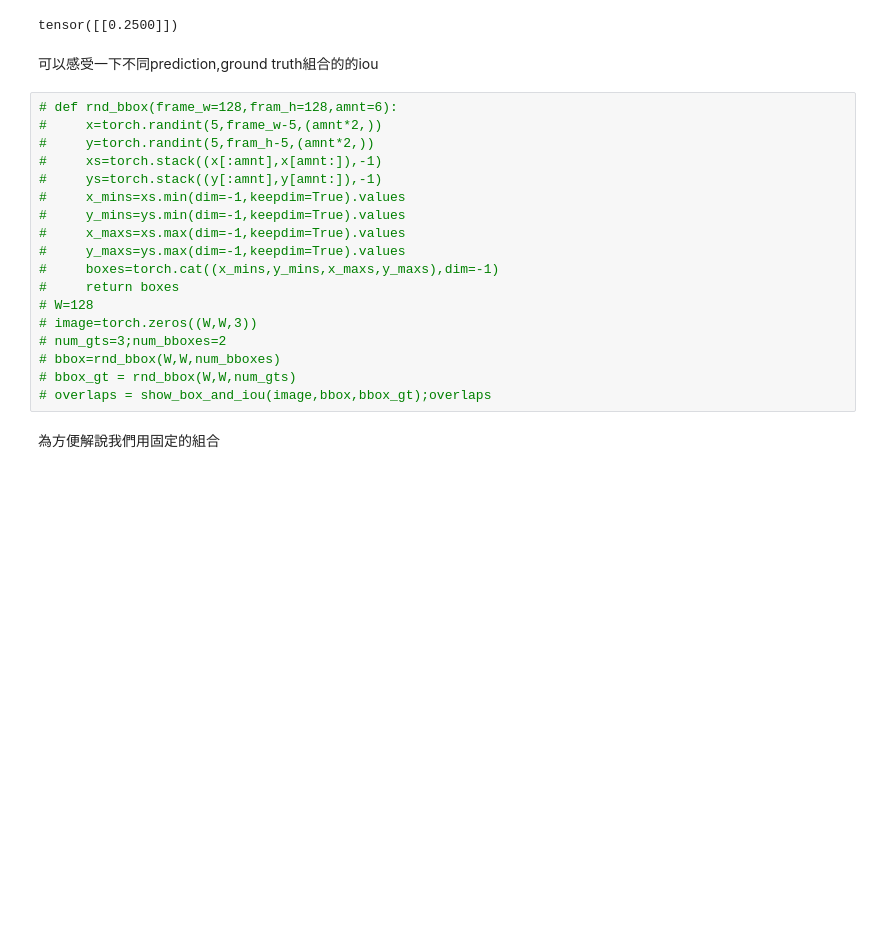
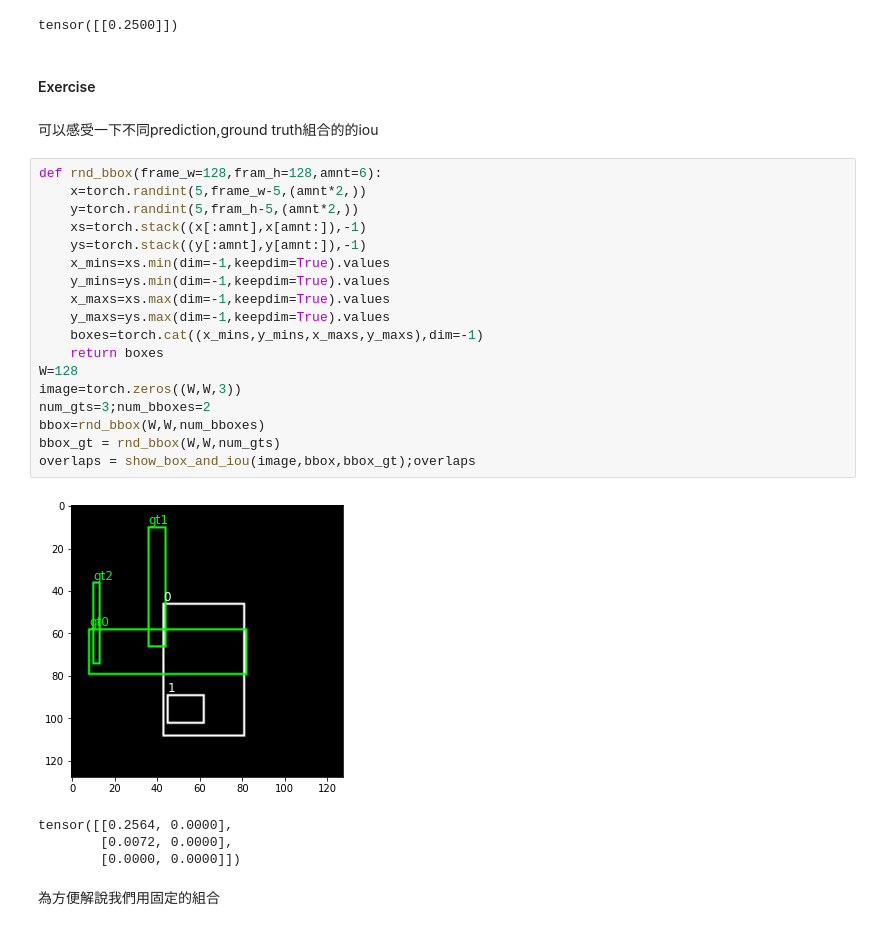
Before and after one commit to ShuYuHuang/pisa-simple-example, a Jupyter notebook: s_ROI_Head_toy_example.ipynb, the cells around one changed output. Cells and saved outputs as stored; diff of their text form; blank space fills up the shorter version.

```diff
--- a/s_ROI_Head_toy_example.ipynb
+++ b/s_ROI_Head_toy_example.ipynb
@@ -80,26 +136,33 @@ overlaps = show_box_and_iou(image,bbox,bbox_gt);overlaps
 # %% [output]
 [figure]
 tensor([[0.2500]])
+# %% [markdown]
+#### Exercise
 # %% [markdown]
 可以感受一下不同prediction,ground truth組合的的iou
 # %%
-# def rnd_bbox(frame_w=128,fram_h=128,amnt=6):
-#     x=torch.randint(5,frame_w-5,(amnt*2,))
-#     y=torch.randint(5,fram_h-5,(amnt*2,))
-#     xs=torch.stack((x[:amnt],x[amnt:]),-1)
-#     ys=torch.stack((y[:amnt],y[amnt:]),-1)
-#     x_mins=xs.min(dim=-1,keepdim=True).values
-#     y_mins=ys.min(dim=-1,keepdim=True).values
-#     x_maxs=xs.max(dim=-1,keepdim=True).values
-#     y_maxs=ys.max(dim=-1,keepdim=True).values
-#     boxes=torch.cat((x_mins,y_mins,x_maxs,y_maxs),dim=-1)
-#     return boxes
-# W=128
-# image=torch.zeros((W,W,3))
-# num_gts=3;num_bboxes=2
-# bbox=rnd_bbox(W,W,num_bboxes)
-# bbox_gt = rnd_bbox(W,W,num_gts)
-# overlaps = show_box_and_iou(image,bbox,bbox_gt);overlaps
+def rnd_bbox(frame_w=128,fram_h=128,amnt=6):
+    x=torch.randint(5,frame_w-5,(amnt*2,))
+    y=torch.randint(5,fram_h-5,(amnt*2,))
+    xs=torch.stack((x[:amnt],x[amnt:]),-1)
+    ys=torch.stack((y[:amnt],y[amnt:]),-1)
+    x_mins=xs.min(dim=-1,keepdim=True).values
+    y_mins=ys.min(dim=-1,keepdim=True).values
+    x_maxs=xs.max(dim=-1,keepdim=True).values
+    y_maxs=ys.max(dim=-1,keepdim=True).values
+    boxes=torch.cat((x_mins,y_mins,x_maxs,y_maxs),dim=-1)
+    return boxes
+W=128
+image=torch.zeros((W,W,3))
+num_gts=3;num_bboxes=2
+bbox=rnd_bbox(W,W,num_bboxes)
+bbox_gt = rnd_bbox(W,W,num_gts)
+overlaps = show_box_and_iou(image,bbox,bbox_gt);overlaps
+# %% [output]
+[figure, added]
+tensor([[0.2564, 0.0000],
+        [0.0072, 0.0000],
+        [0.0000, 0.0000]])
 # %% [markdown]
 為方便解說我們用固定的組合
 # %%
```
Also changed, not shown: parts of 41 cells of this notebook, 7 other files.
